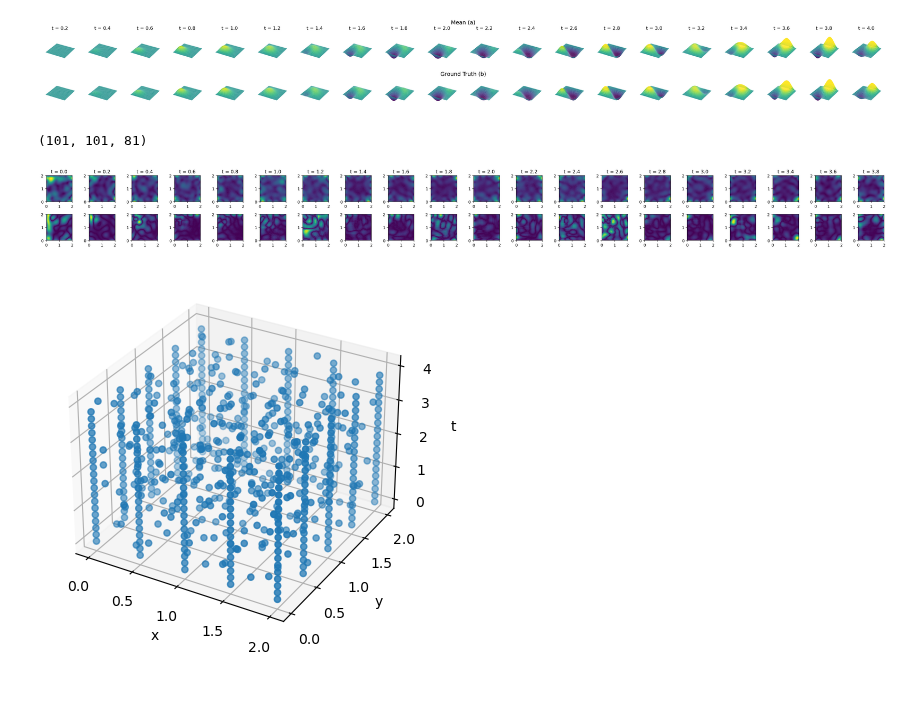
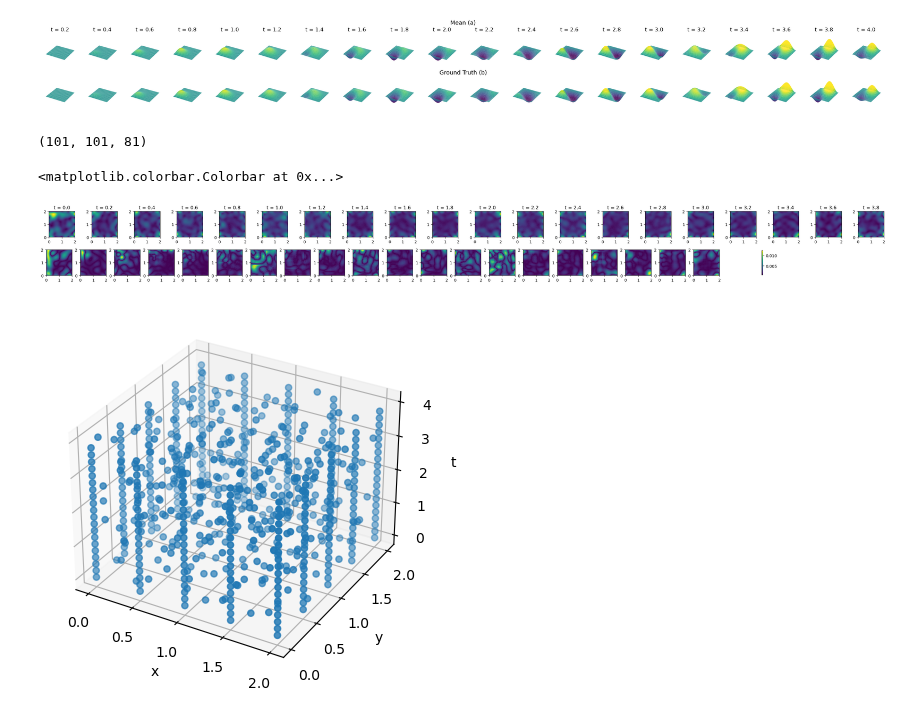
Before and after one commit to TobiLeitgeb/Code_bac, a Jupyter notebook: final_examples/wave_equation/wave_3d.ipynb, the cells around one changed output. Drawn from its saved outputs; the diff is of its cells as text; code cells hidden in the pictures.

Commit message:
plots

```diff
--- a/final_examples/wave_equation/wave_3d.ipynb
+++ b/final_examples/wave_equation/wave_3d.ipynb
@@ -151,6 +151,7 @@ X_2d = np.c_[gx.ravel(), gy.ravel()]
 
 time_points = np.linspace(0,4,81)
 # %%
+model.jitter = 1e-6
 mean = []
 var = []
 for i in range(len(time_points)):
@@ -272,7 +279,7 @@ plt.savefig('wave_3d.png', dpi=300, bbox_inches='tight')
 (101, 101, 81)
 [figure]
 # %%
-fig, ax = plt.subplots(2,20,figsize=(30,3.5),subplot_kw={"projection": "3d"})
+fig, ax = plt.subplots(2,20,figsize=(27,3),subplot_kw={"projection": "3d"})
 ax = ax.flatten()
 #split the ax
 ax_1 = ax[:20]
@@ -293,11 +300,11 @@ for i,t in zip(range(0,20),np.linspace(0, 2, len(u_matrix[0,0,:]))):
     ax_1[i].set_title('t = ' + str(np.round(time_points[i*4+4],4)), fontsize=12)
     #tight layout
     fig.tight_layout()
-fig.text(0.5, 0.98, 'Mean (a)', ha='center', fontsize=14)
-fig.text(0.5, 0.46, 'Ground Truth (b)', ha='center', fontsize=14)
+fig.text(0.5, 0.98, 'Mean (a)', ha='center', fontsize=13)
+fig.text(0.5, 0.46, 'Ground Truth (b)', ha='center', fontsize=13)
 #add space between rows
 
-plt.savefig('wave_3d_durfacec.png', dpi=300, bbox_inches='tight')
+plt.savefig('3dsurface_grid.png', dpi=300, bbox_inches='tight')
 # %% [output]
 (101, 101, 81)
 [figure]
@@ -308,26 +315,28 @@ std = np.sqrt(var)
 # %%
 fig, ax = plt.subplots(2,20,figsize=(30,3))
 ax = ax.flatten()
 #split the ax
 ax_1 = ax[:20]
 ax_2 = ax[20:]
 u_matrix = model.raw_data[2]
 print(u_matrix.shape)
 for i,t in zip(range(20),np.linspace(0, 4, len(u_matrix[0,0,:]))):
 
     im = ax_1[i].imshow(std[i*4,:,:].T, cmap='viridis',extent=[0,2,0,2])
     #plot the train points. we need to chekck for every t value and then plot the x,y coordinates
     #ax[i].scatter(x_train_u[t_train_u==i*5], y_train_u[t_train_u==i*5], color='red', marker='x', label='training points')
     ax_2[i].imshow(np.abs(mean[i*4,:,:]-u_matrix.T[i*4,:,:]), cmap='viridis',extent=[0,2,0,2])
 
     #ax_1[i].set_xlabel('x')
     #ax_1[i].set_ylabel('y')
     ax_1[i].set_title('t = ' + str(np.round(time_points[i*4],4)), fontsize=12)
     #tight layout
     fig.tight_layout()
+fig.colorbar(im, ax=ax_2.ravel().tolist(), shrink=0.95)
 # %% [output]
 (101, 101, 81)
+<matplotlib.colorbar.Colorbar at 0x...>
-[figure, old version]
+[figure, new version]
 # %%
 from mpl_toolkits.mplot3d import Axes3D
 fig = plt.figure()
```
Also changed, not shown: parts of 7 cells of this notebook, 19 other files.
